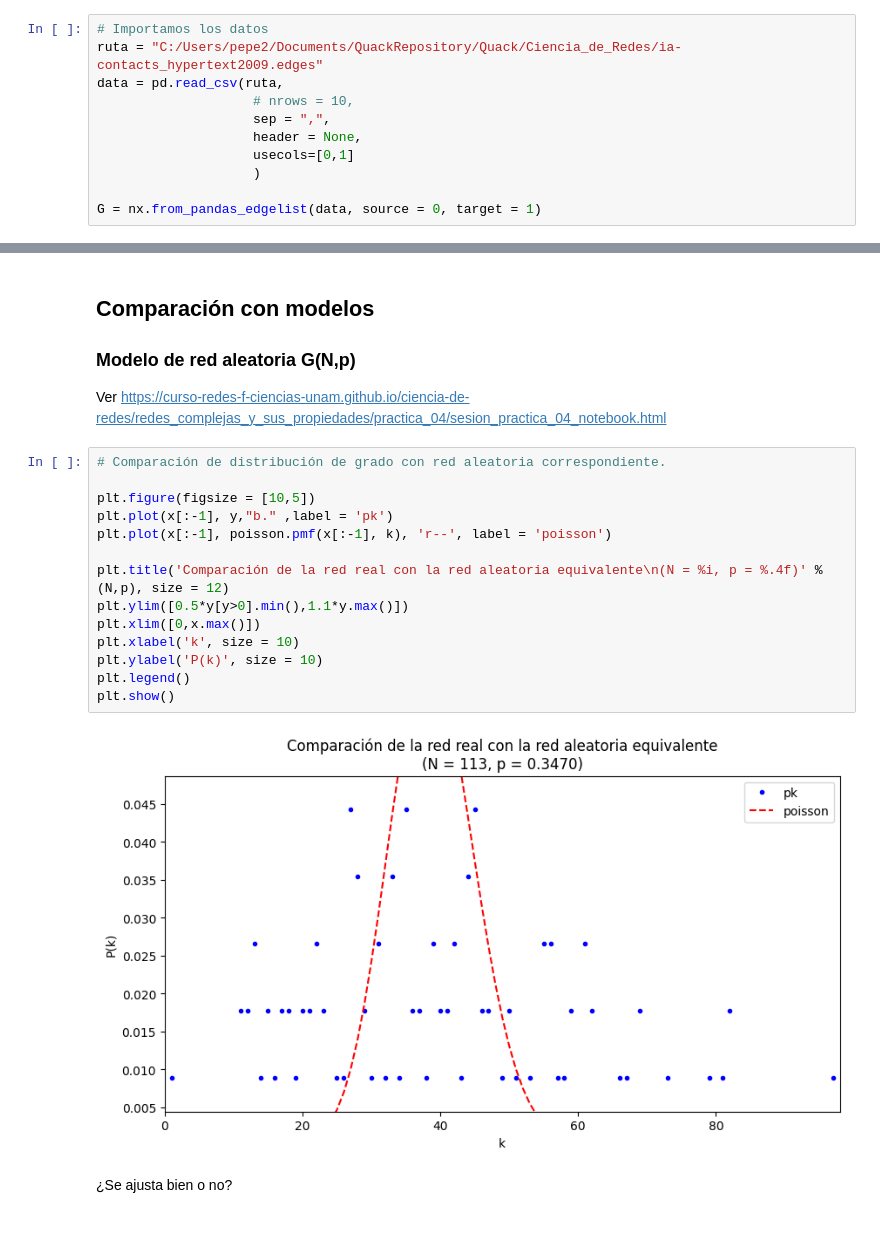
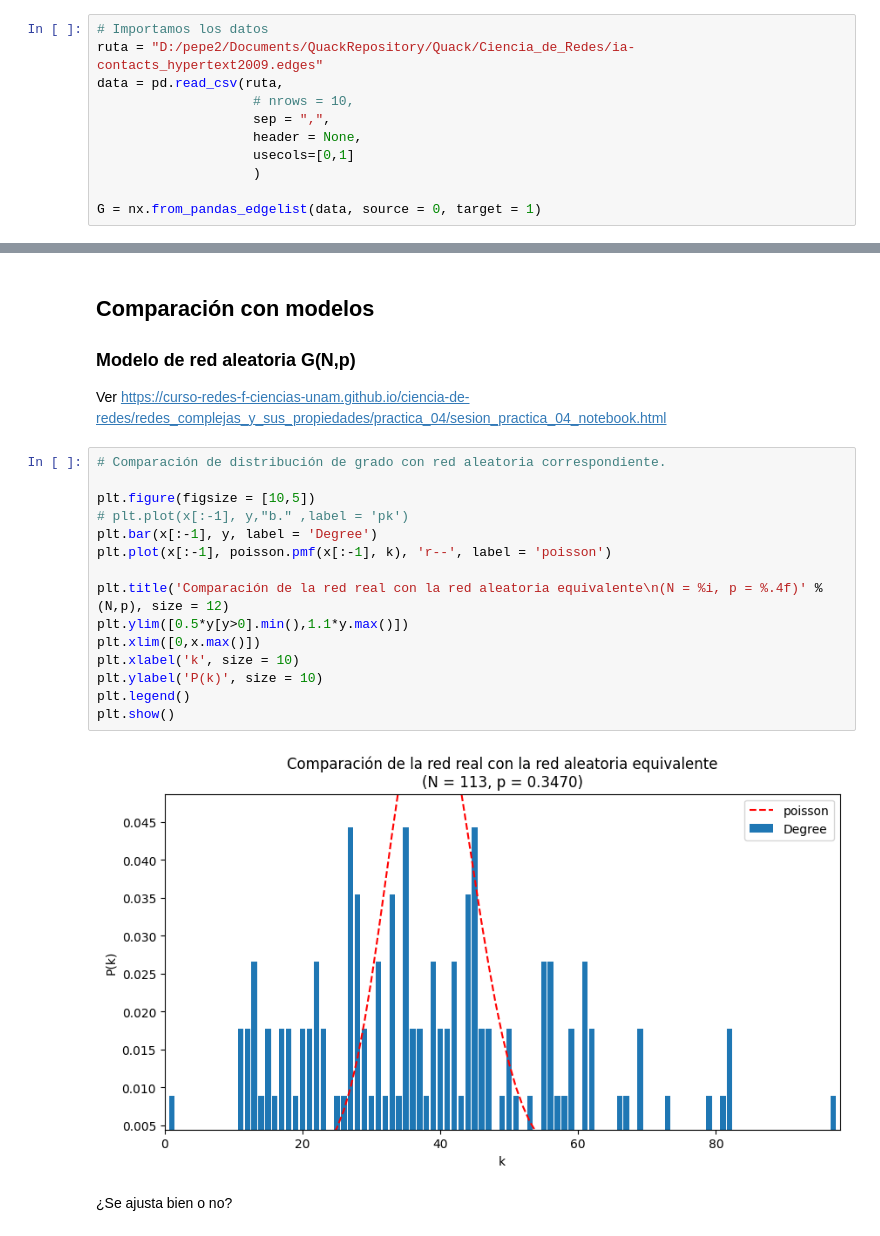
Before and after one commit to pplalo/Quack, a Jupyter notebook: Ciencia_de_Redes/Plantilla_para_trabajo_final.ipynb, the cells around one changed output, grey strips where cells are left out. Cells and saved outputs as stored; diff of their text form.

```diff
--- a/Ciencia_de_Redes/Plantilla_para_trabajo_final.ipynb
+++ b/Ciencia_de_Redes/Plantilla_para_trabajo_final.ipynb
@@ -17,7 +17,7 @@ import pandas as pd
 from scipy.stats import poisson
 # %%
 # Importamos los datos
-ruta = "C:/Users/pepe2/Documents/QuackRepository/Quack/Ciencia_de_Redes/ia-contacts_hypertext2009.edges"
+ruta = "D:/pepe2/Documents/QuackRepository/Quack/Ciencia_de_Redes/ia-contacts_hypertext2009.edges"
 data = pd.read_csv(ruta,
                     # nrows = 10,
                     sep = ",",
@@ -225,19 +234,20 @@ Ver https://curso-redes-f-ciencias-unam.github.io/ciencia-de-redes/redes_complej
 # %%
 # Comparación de distribución de grado con red aleatoria correspondiente.
 
 plt.figure(figsize = [10,5])
-plt.plot(x[:-1], y,"b." ,label = 'pk')
+# plt.plot(x[:-1], y,"b." ,label = 'pk')
+plt.bar(x[:-1], y, label = 'Degree')
 plt.plot(x[:-1], poisson.pmf(x[:-1], k), 'r--', label = 'poisson')
 
 plt.title('Comparación de la red real con la red aleatoria equivalente\n(N = %i, p = %.4f)' %(N,p), size = 12)
 plt.ylim([0.5*y[y>0].min(),1.1*y.max()])
 plt.xlim([0,x.max()])
 plt.xlabel('k', size = 10)
 plt.ylabel('P(k)', size = 10)
 plt.legend()
 plt.show()
 # %% [output]
-[figure, old version]
+[figure, new version]
 # %% [markdown]
 ¿Se ajusta bien o no?
 # %% [markdown]
```
Also changed, not shown: parts of 16 cells of this notebook, 2 other files.
